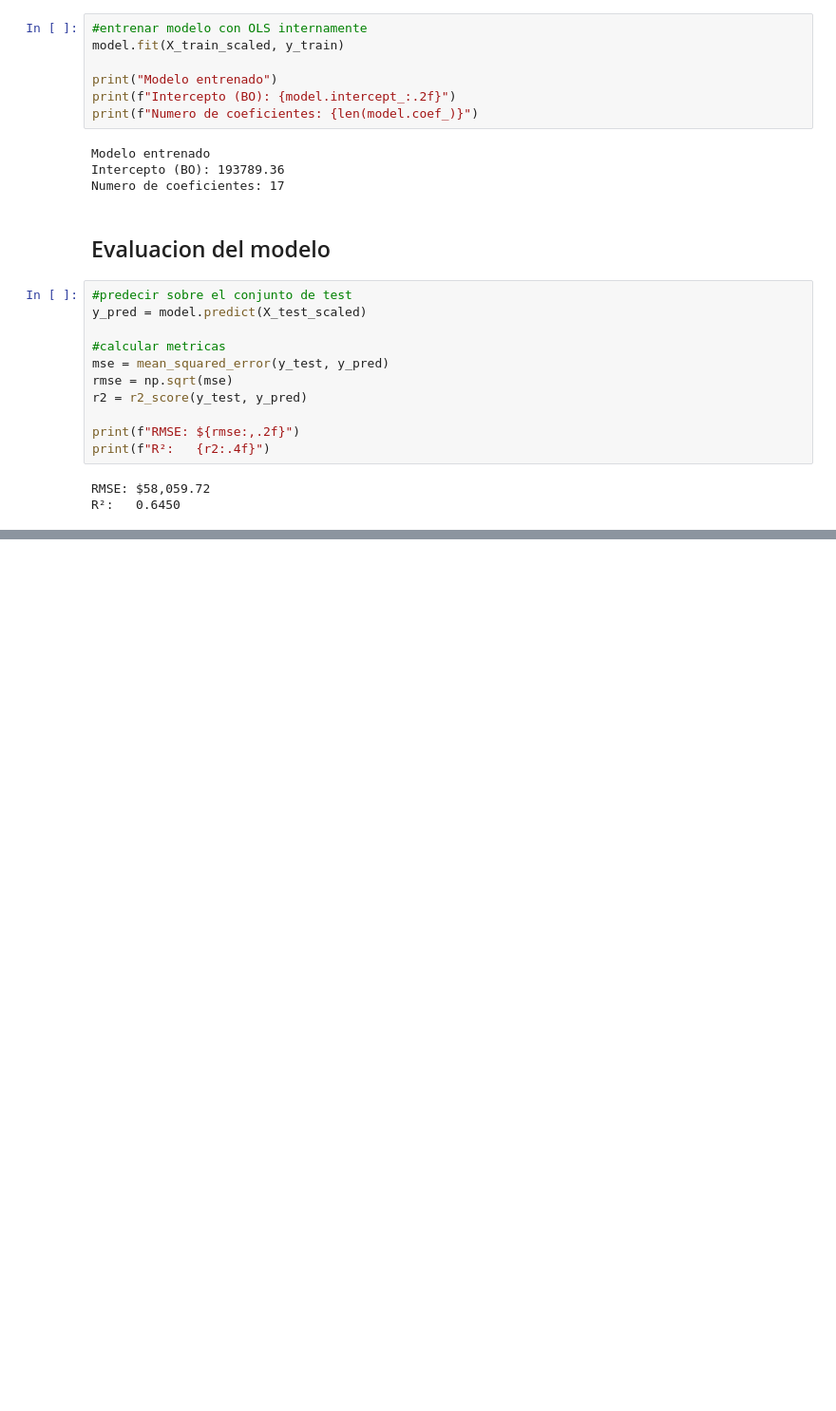
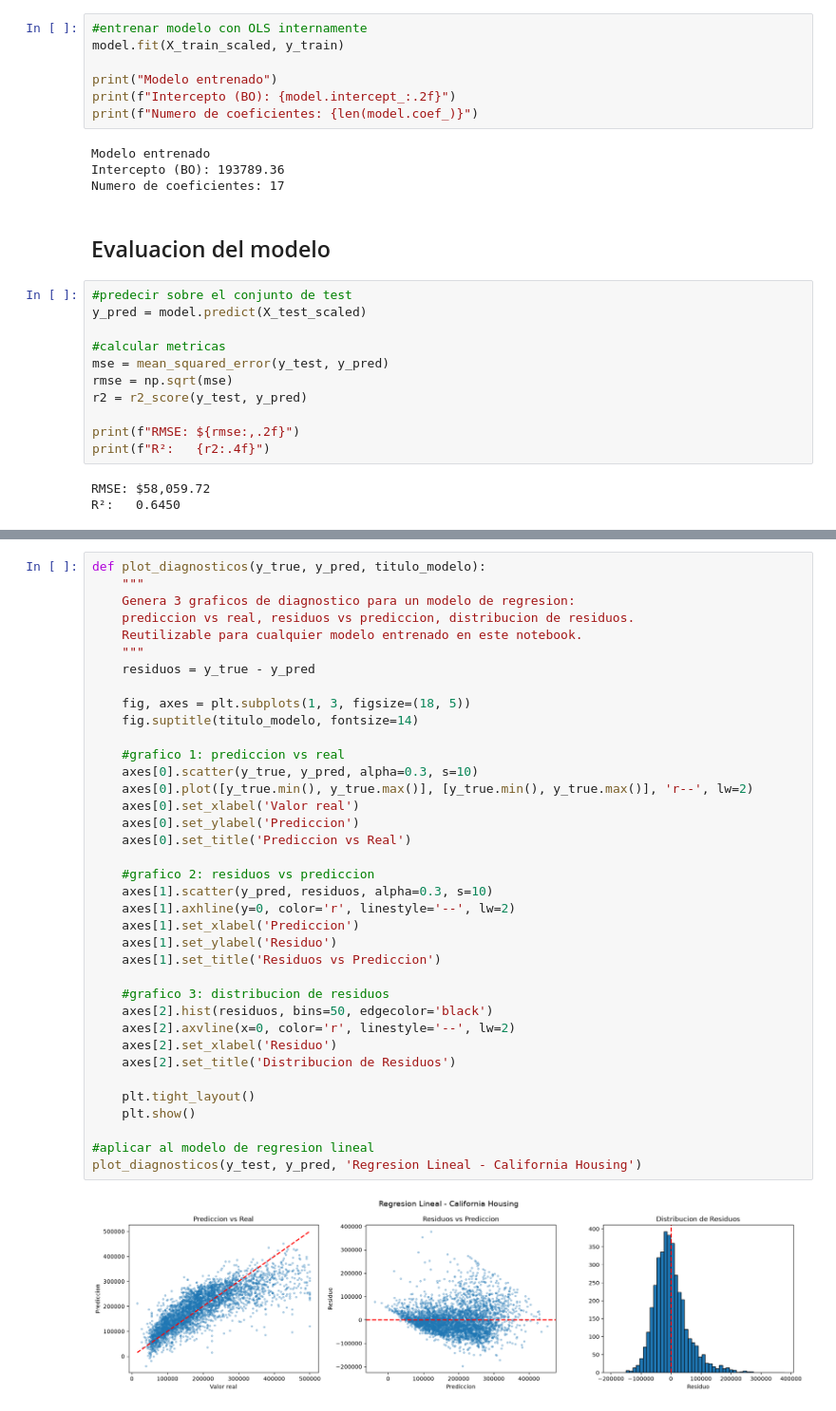
Before and after one commit to Cesahz/california-housing-churn-predictive-modeling, a Jupyter notebook: notebooks/2_0-california-housing-regression.ipynb, the cells around one changed output, grey strips where cells are left out. Shown at 95% size. Cells and saved outputs as stored; diff of their text form; blank space fills up the shorter version.

Commit message:
feat: agregar funcion reutilizable de diagnostico visual del modelo

```diff
--- a/notebooks/2_0-california-housing-regression.ipynb
+++ b/notebooks/2_0-california-housing-regression.ipynb
@@ -150,0 +156,39 @@ R²:   0.6450
+# %%
+def plot_diagnosticos(y_true, y_pred, titulo_modelo):
+    """
+    Genera 3 graficos de diagnostico para un modelo de regresion:
+    prediccion vs real, residuos vs prediccion, distribucion de residuos.
+    Reutilizable para cualquier modelo entrenado en este notebook.
+    """
+    residuos = y_true - y_pred
+
+    fig, axes = plt.subplots(1, 3, figsize=(18, 5))
+    fig.suptitle(titulo_modelo, fontsize=14)
+
+    #grafico 1: prediccion vs real
+    axes[0].scatter(y_true, y_pred, alpha=0.3, s=10)
+    axes[0].plot([y_true.min(), y_true.max()], [y_true.min(), y_true.max()], 'r--', lw=2)
+    axes[0].set_xlabel('Valor real')
+    axes[0].set_ylabel('Prediccion')
+    axes[0].set_title('Prediccion vs Real')
+
+    #grafico 2: residuos vs prediccion
+    axes[1].scatter(y_pred, residuos, alpha=0.3, s=10)
+    axes[1].axhline(y=0, color='r', linestyle='--', lw=2)
+    axes[1].set_xlabel('Prediccion')
+    axes[1].set_ylabel('Residuo')
+    axes[1].set_title('Residuos vs Prediccion')
+
+    #grafico 3: distribucion de residuos
+    axes[2].hist(residuos, bins=50, edgecolor='black')
+    axes[2].axvline(x=0, color='r', linestyle='--', lw=2)
+    axes[2].set_xlabel('Residuo')
+    axes[2].set_title('Distribucion de Residuos')
+
+    plt.tight_layout()
+    plt.show()
+
+#aplicar al modelo de regresion lineal
+plot_diagnosticos(y_test, y_pred, 'Regresion Lineal - California Housing')
+# %% [output]
+[figure, added]
```
Also changed, not shown: parts of 1 cell of this notebook.
